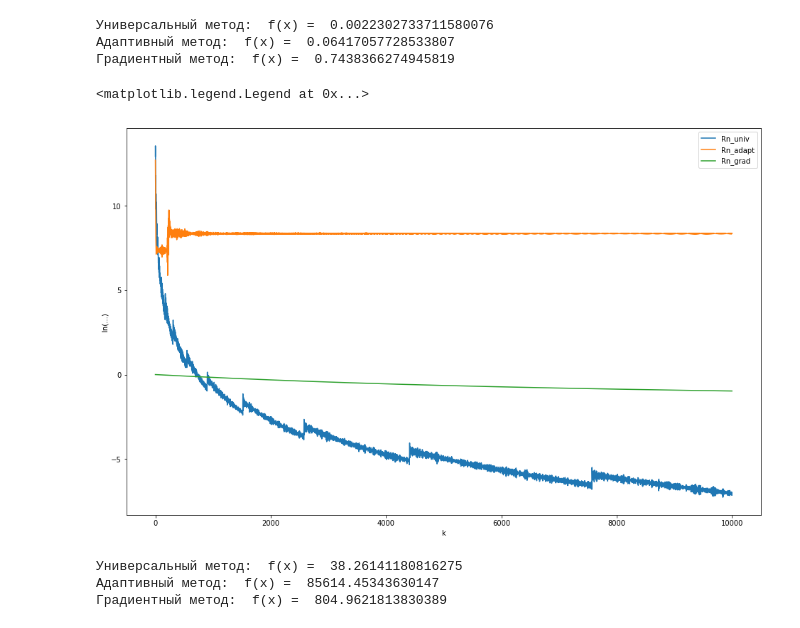
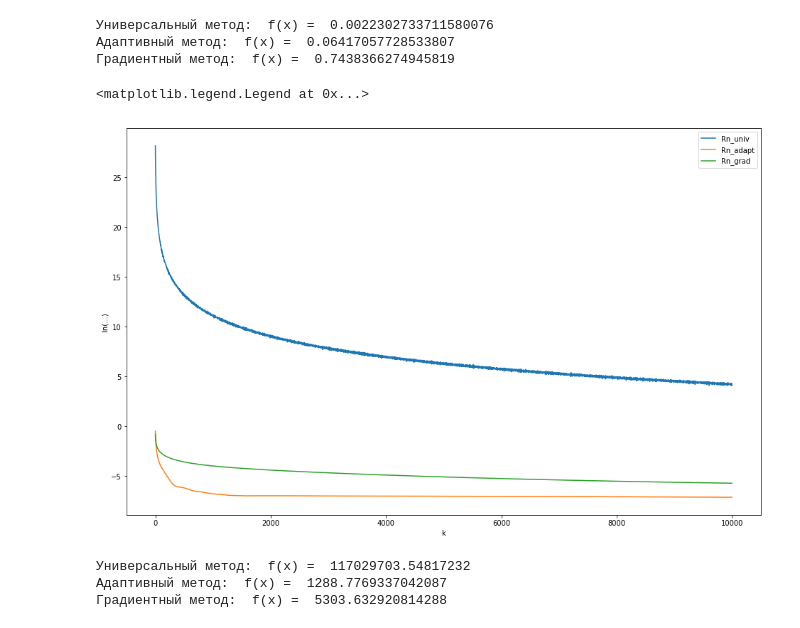
Before and after one commit to optimization673/io_grad_methods, a Jupyter notebook: report5.ipynb, the cells around one changed output. Cells and saved outputs as stored; diff of their text form; code cells hidden in the pictures.

Commit message:
Добавлен стохастический метод

```diff
--- a/report5.ipynb
+++ b/report5.ipynb
@@ -67,6 +67,6 @@ plt.legend()
 <matplotlib.legend.Legend at 0x...>
 [figure]
 # %%
-def ln_diff(x):
-    return np.log((func1(x) - func1(x_expl))/(func1(x0_rn) - func1(x_expl)))
+def ln_diff(x, target):
+    return np.log((target(x) - target(x_expl))/(target(x0_rn) - target(x_expl)))
 # %%
@@ -100,24 +100,24 @@ x_expl = np.linalg.inv(A) @ b
 
 L = max(abs(np.linalg.eig(2 * A.transpose() @ A)[0]))
 # %%
-xk_rn_adapt   = AdaptiveFDA(func2, x0_rn, eps, grad = gradFunc2, set_type = "rn")
-xk_rn_univ   = UniversalFDA(func2, x0_rn, eps, grad = gradFunc2, set_type = "rn")
-xk_grad = Gradient(func2, x0_rn, eps, L, grad = gradFunc2, set_type = "rn")
+xk_rn_adapt   = AdaptiveFDA(func3, x0_rn, eps, grad = gradFunc3, set_type = "rn")
+xk_rn_univ   = UniversalFDA(func3, x0_rn, eps, grad = gradFunc3, set_type = "rn")
+xk_grad = Gradient(func3, x0_rn, eps, L, grad = gradFunc3, set_type = "rn")
 # %%
-plt.plot([ln_diff(xk_rn_univ[i]) for i in range(3, len(xk_rn_univ))], label = "Rn_univ")
-plt.plot([ln_diff(xk_rn_adapt[i]) for i in range(3, len(xk_rn_adapt))], label = "Rn_adapt")
-plt.plot([ln_diff(xk_grad[i]) for i in range(3, len(xk_grad))], label = "Rn_grad")
+plt.plot([ln_diff(xk_rn_univ[i], func3) for i in range(3, len(xk_rn_univ))], label = "Rn_univ")
+plt.plot([ln_diff(xk_rn_adapt[i], func3) for i in range(3, len(xk_rn_adapt))], label = "Rn_adapt")
+plt.plot([ln_diff(xk_grad[i], func3) for i in range(3, len(xk_grad))], label = "Rn_grad")
 plt.xlabel("k")
 plt.ylabel("ln(...)")
 plt.legend()
 # %% [output]
 <matplotlib.legend.Legend at 0x...>
-[figure, old version]
+[figure, new version]
 # %%
-print("Универсальный метод: ", "f(x) = ", func2(xk_rn_univ[-1]))
-print("Адаптивный метод: ", "f(x) = ", func2(xk_rn_adapt[-1]))
-print("Градиентный метод: ", "f(x) = ", func2(xk_grad[-1]))
+print("Универсальный метод: ", "f(x) = ", func3(xk_rn_univ[-1]))
+print("Адаптивный метод: ", "f(x) = ", func3(xk_rn_adapt[-1]))
+print("Градиентный метод: ", "f(x) = ", func3(xk_grad[-1]))
 # %% [output]
-Универсальный метод:  f(x) =  38.26141180816275
-Адаптивный метод:  f(x) =  85614.45343630147
-Градиентный метод:  f(x) =  804.9621813830389
+Универсальный метод:  f(x) =  117029703.54817232
+Адаптивный метод:  f(x) =  1288.7769337042087
+Градиентный метод:  f(x) =  5303.632920814288
```
Also changed, not shown: parts of 1 cell of this notebook, 2 other files.
